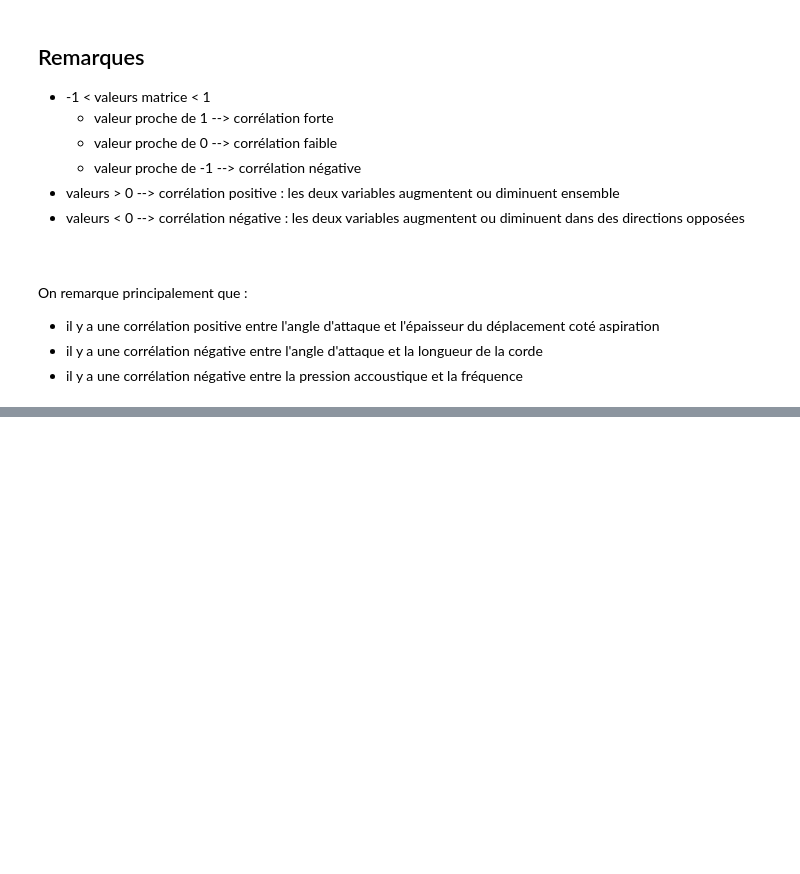
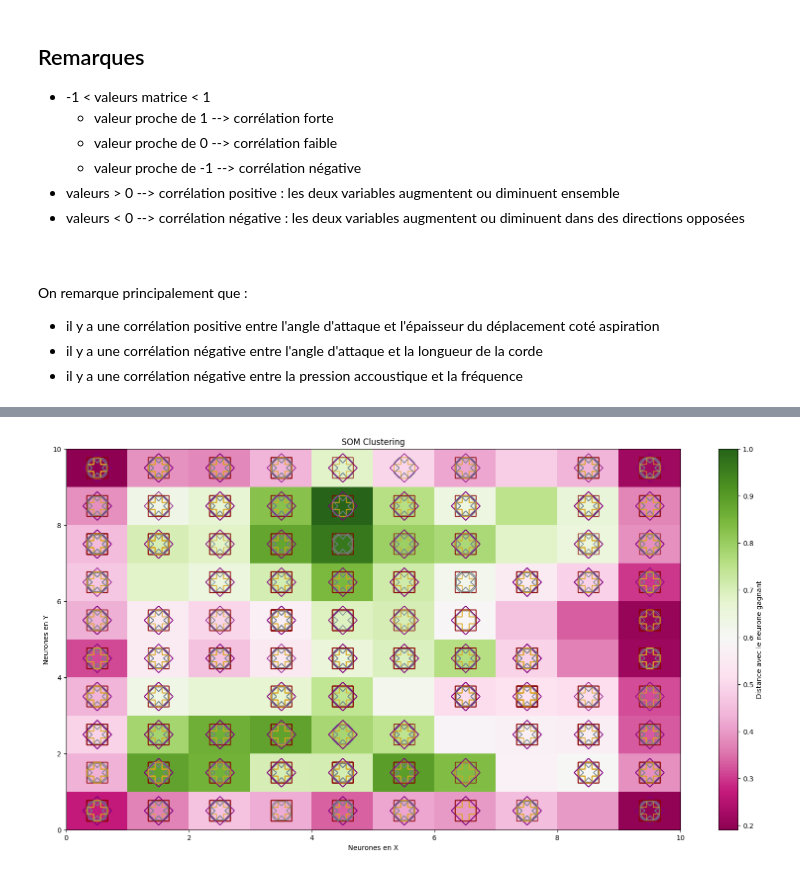
Before and after one commit to giuliana-fabrizio/Prediction_pression_accoustique, a Jupyter notebook: Projet_du_niveau_de_pression_acoustique.ipynb, the cells around one changed output, grey strips where cells are left out. Saved outputs shown, nothing was run; the diff lists cells and outputs as text; code cells hidden in the pictures; blank space fills up the shorter version.

```diff
--- a/Projet_du_niveau_de_pression_acoustique.ipynb
+++ b/Projet_du_niveau_de_pression_acoustique.ipynb
@@ -214,0 +317,51 @@ On remarque principalement que :
+# %%
+# Mise à l’échelle des x variables
+min_max_scaler = MinMaxScaler()
+x = min_max_scaler.fit_transform(preprocessed_data)
+pd.DataFrame(x)
+
+# Set the hyper parameters
+som_dimens = (10, 10)
+iterations = 20000
+sigma = 1
+learning_rate = 0.5
+
+# definition de SOM
+som = MiniSom(x = som_dimens[0],
+              y = som_dimens[1],
+              input_len = 5,
+              sigma = sigma,
+              learning_rate = learning_rate)
+
+# initialisation des poids de façon aléatoire à partir des données d'entrée
+som.random_weights_init(x)
+
+# entrainnement de SOM
+som.train_random(x, iterations)
+
+# ==============================================================================
+
+# graph avec marqueurs
+plt.figure(figsize=(20, 10))
+plt.pcolor(som.distance_map().T, cmap='PiYG')
+plt.colorbar(label="Distance avec le neurone gagnant")
+
+colors = ['darkred', 'gray', 'purple', 'goldenrod', 'slategrey']
+markers = ['s', '8', 'D', 'P', 'X']
+
+for i, x in enumerate(x):
+  index = int(target[i] % len(markers))
+  winner = som.winner(x)
+  plt.plot(winner[0] + 0.5,
+           winner[1] + 0.5,
+           markers[index],
+           markeredgecolor = colors[index],
+           markerfacecolor = 'None',
+           markersize = 30)
+
+plt.title('SOM Clustering')
+plt.xlabel('Neurones en X')
+plt.ylabel('Neurones en Y')
+plt.show()
+# %% [output]
+[figure, added]
```
Also changed, not shown: parts of 17 cells of this notebook.
